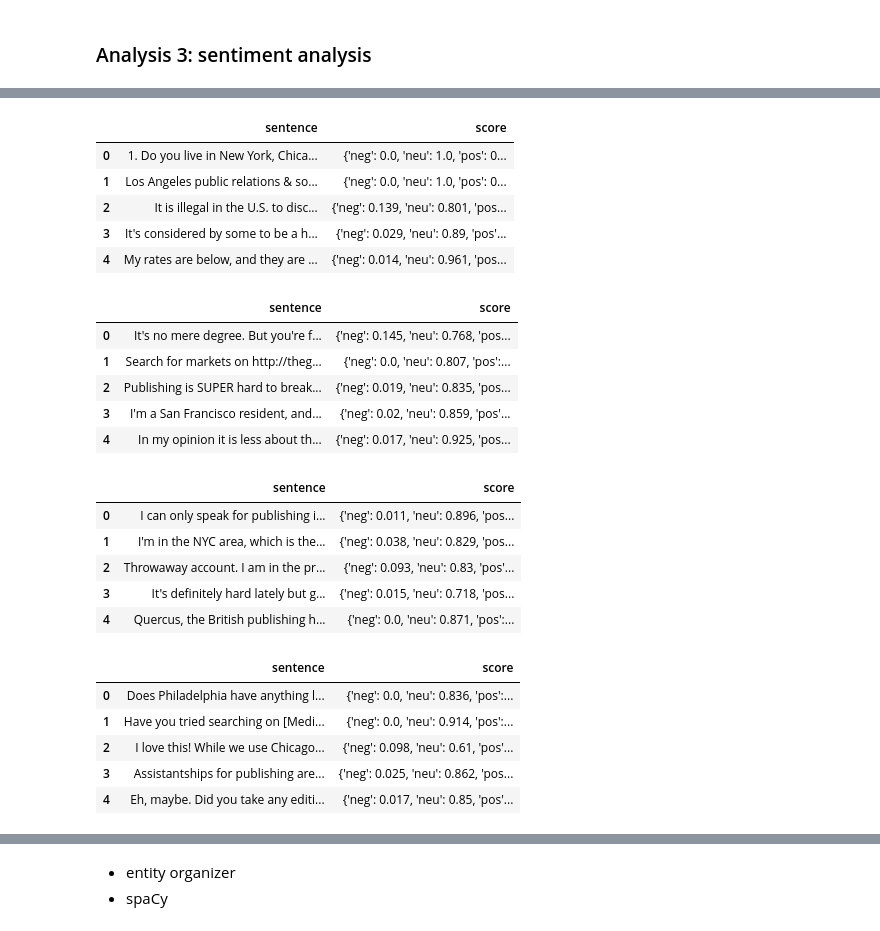
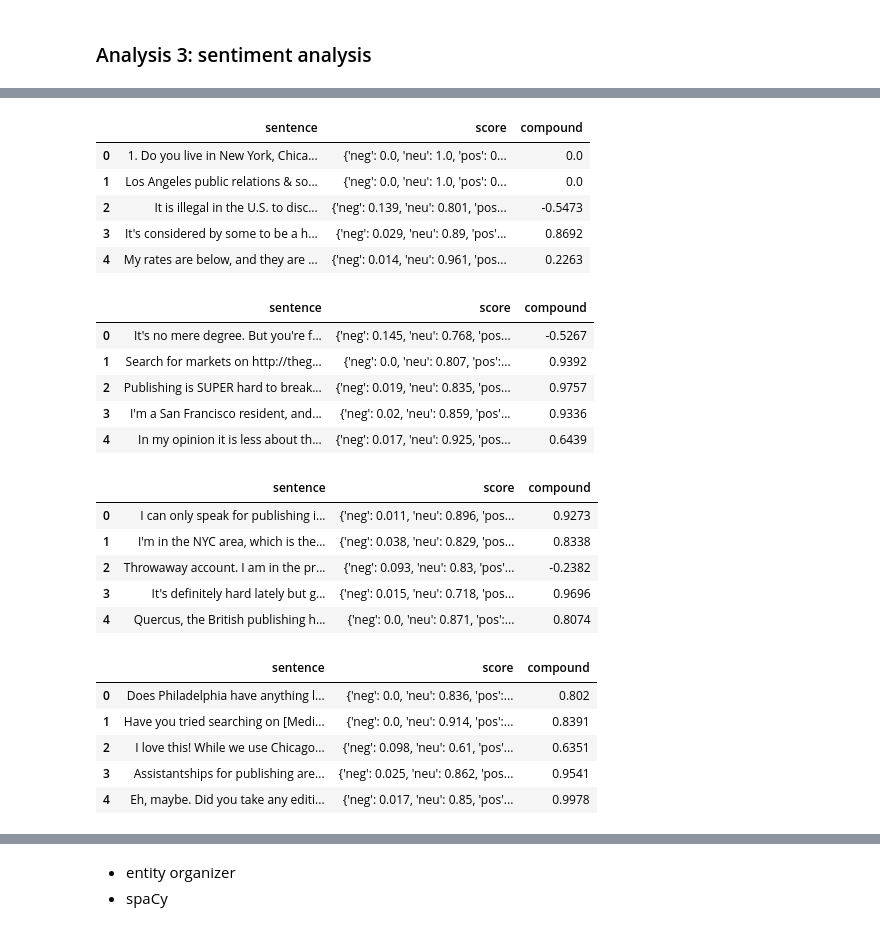
Before and after one commit to meiqingli/dssj_summer2022, a Jupyter notebook: DSSJ_Final_Project_Li.ipynb, the cells around one changed output, grey strips where cells are left out. Drawn from its saved outputs; the diff is of its cells as text; code cells hidden in the pictures.

```diff
--- a/DSSJ_Final_Project_Li.ipynb
+++ b/DSSJ_Final_Project_Li.ipynb
@@ -632,20 +632,25 @@ sentences_comments_ny = comments_ny['body'].tolist()
 # %%
 # la scores
 cols = ['sentence', 'score']
 la_score = []
 for sentence in sentences_comments_la:
     vs = analyzer.polarity_scores(sentence)
     la_score.append({'sentence': sentence, 'score': str(vs)})
     #print("{:-<65} {}".format(sentence, str(vs)))
 df_score_la = pd.DataFrame(la_score, columns=cols)
+# splitting
+df_score_la[['0', '1', '2', '3', '4']] = df_score_la.score.str.split(":",expand=True)
+df_score_la = df_score_la.drop(['0', '1', '2', '3'], axis=1)
+df_score_la[['compound', '4']] = df_score_la['4'].str.split("}",expand=True)
+df_score_la = df_score_la.drop(['4'], axis=1)
 df_score_la.head()
 # %% [output]
-|  | sentence | score |
-| 0 | 1. Do you live in New York, Chica... | {'neg': 0.0, 'neu': 1.0, 'pos': 0... |
-| 1 | Los Angeles public relations & so... | {'neg': 0.0, 'neu': 1.0, 'pos': 0... |
-| 2 | It is illegal in the U.S. to disc... | {'neg': 0.139, 'neu': 0.801, 'pos... |
-| 3 | It's considered by some to be a h... | {'neg': 0.029, 'neu': 0.89, 'pos'... |
-| 4 | My rates are below, and they are ... | {'neg': 0.014, 'neu': 0.961, 'pos... |
+|  | sentence | score | compound |
+| 0 | 1. Do you live in New York, Chica... | {'neg': 0.0, 'neu': 1.0, 'pos': 0... | 0.0 |
+| 1 | Los Angeles public relations & so... | {'neg': 0.0, 'neu': 1.0, 'pos': 0... | 0.0 |
+| 2 | It is illegal in the U.S. to disc... | {'neg': 0.139, 'neu': 0.801, 'pos... | -0.5473 |
+| 3 | It's considered by some to be a h... | {'neg': 0.029, 'neu': 0.89, 'pos'... | 0.8692 |
+| 4 | My rates are below, and they are ... | {'neg': 0.014, 'neu': 0.961, 'pos... | 0.2263 |
 # %%
 # sf scores
 cols = ['sentence', 'score']
@@ -655,14 +660,19 @@ for sentence in sentences_comments_sf:
     sf_score.append({'sentence': sentence, 'score': str(vs)})
     #print("{:-<65} {}".format(sentence, str(vs)))
 df_score_sf = pd.DataFrame(sf_score, columns=cols)
+# splitting
+df_score_sf[['0', '1', '2', '3', '4']] = df_score_sf.score.str.split(":",expand=True)
+df_score_sf = df_score_sf.drop(['0', '1', '2', '3'], axis=1)
+df_score_sf[['compound', '4']] = df_score_sf['4'].str.split("}",expand=True)
+df_score_sf = df_score_sf.drop(['4'], axis=1)
 df_score_sf.head()
 # %% [output]
-|  | sentence | score |
-| 0 | It's no mere degree. But you're f... | {'neg': 0.145, 'neu': 0.768, 'pos... |
-| 1 | Search for markets on http://theg... | {'neg': 0.0, 'neu': 0.807, 'pos':... |
-| 2 | Publishing is SUPER hard to break... | {'neg': 0.019, 'neu': 0.835, 'pos... |
-| 3 | I'm a San Francisco resident, and... | {'neg': 0.02, 'neu': 0.859, 'pos'... |
-| 4 | In my opinion it is less about th... | {'neg': 0.017, 'neu': 0.925, 'pos... |
+|  | sentence | score | compound |
+| 0 | It's no mere degree. But you're f... | {'neg': 0.145, 'neu': 0.768, 'pos... | -0.5267 |
+| 1 | Search for markets on http://theg... | {'neg': 0.0, 'neu': 0.807, 'pos':... | 0.9392 |
+| 2 | Publishing is SUPER hard to break... | {'neg': 0.019, 'neu': 0.835, 'pos... | 0.9757 |
+| 3 | I'm a San Francisco resident, and... | {'neg': 0.02, 'neu': 0.859, 'pos'... | 0.9336 |
+| 4 | In my opinion it is less about th... | {'neg': 0.017, 'neu': 0.925, 'pos... | 0.6439 |
 # %%
 # ny scores
 cols = ['sentence', 'score']
@@ -672,14 +682,19 @@ for sentence in sentences_comments_ny:
     ny_score.append({'sentence': sentence, 'score': str(vs)})
     #print("{:-<65} {}".format(sentence, str(vs)))
 df_score_ny = pd.DataFrame(ny_score, columns=cols)
+# splitting
+df_score_ny[['0', '1', '2', '3', '4']] = df_score_ny.score.str.split(":",expand=True)
+df_score_ny = df_score_ny.drop(['0', '1', '2', '3'], axis=1)
+df_score_ny[['compound', '4']] = df_score_ny['4'].str.split("}",expand=True)
+df_score_ny = df_score_ny.drop(['4'], axis=1)
 df_score_ny.head()
 # %% [output]
-|  | sentence | score |
-| 0 | I can only speak for publishing i... | {'neg': 0.011, 'neu': 0.896, 'pos... |
-| 1 | I'm in the NYC area, which is the... | {'neg': 0.038, 'neu': 0.829, 'pos... |
-| 2 | Throwaway account. I am in the pr... | {'neg': 0.093, 'neu': 0.83, 'pos'... |
-| 3 | It's definitely hard lately but g... | {'neg': 0.015, 'neu': 0.718, 'pos... |
-| 4 | Quercus, the British publishing h... | {'neg': 0.0, 'neu': 0.871, 'pos':... |
+|  | sentence | score | compound |
+| 0 | I can only speak for publishing i... | {'neg': 0.011, 'neu': 0.896, 'pos... | 0.9273 |
+| 1 | I'm in the NYC area, which is the... | {'neg': 0.038, 'neu': 0.829, 'pos... | 0.8338 |
+| 2 | Throwaway account. I am in the pr... | {'neg': 0.093, 'neu': 0.83, 'pos'... | -0.2382 |
+| 3 | It's definitely hard lately but g... | {'neg': 0.015, 'neu': 0.718, 'pos... | 0.9696 |
+| 4 | Quercus, the British publishing h... | {'neg': 0.0, 'neu': 0.871, 'pos':... | 0.8074 |
 # %%
 # chicago scores
 cols = ['sentence', 'score']
@@ -689,11 +704,16 @@ for sentence in sentences_comments_chicago:
     chicago_score.append({'sentence': sentence, 'score': str(vs)})
     #print("{:-<65} {}".format(sentence, str(vs)))
 df_score_chicago = pd.DataFrame(chicago_score, columns=cols)
+# splitting
+df_score_chicago[['0', '1', '2', '3', '4']] = df_score_chicago.score.str.split(":",expand=True)
+df_score_chicago = df_score_chicago.drop(['0', '1', '2', '3'], axis=1)
+df_score_chicago[['compound', '4']] = df_score_chicago['4'].str.split("}",expand=True)
+df_score_chicago = df_score_chicago.drop(['4'], axis=1)
 df_score_chicago.head()
 # %% [output]
-|  | sentence | score |
-| 0 | Does Philadelphia have anything l... | {'neg': 0.0, 'neu': 0.836, 'pos':... |
-| 1 | Have you tried searching on [Medi... | {'neg': 0.0, 'neu': 0.914, 'pos':... |
-| 2 | I love this! While we use Chicago... | {'neg': 0.098, 'neu': 0.61, 'pos'... |
-| 3 | Assistantships for publishing are... | {'neg': 0.025, 'neu': 0.862, 'pos... |
-| 4 | Eh, maybe. Did you take any editi... | {'neg': 0.017, 'neu': 0.85, 'pos'... |
+|  | sentence | score | compound |
+| 0 | Does Philadelphia have anything l... | {'neg': 0.0, 'neu': 0.836, 'pos':... | 0.802 |
+| 1 | Have you tried searching on [Medi... | {'neg': 0.0, 'neu': 0.914, 'pos':... | 0.8391 |
+| 2 | I love this! While we use Chicago... | {'neg': 0.098, 'neu': 0.61, 'pos'... | 0.6351 |
+| 3 | Assistantships for publishing are... | {'neg': 0.025, 'neu': 0.862, 'pos... | 0.9541 |
+| 4 | Eh, maybe. Did you take any editi... | {'neg': 0.017, 'neu': 0.85, 'pos'... | 0.9978 |
```
Also changed, not shown: parts of 2 cells of this notebook.
